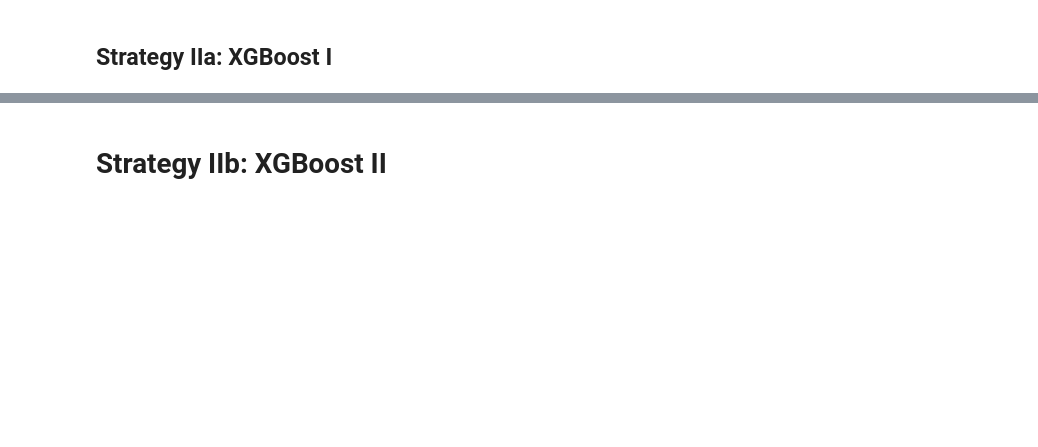
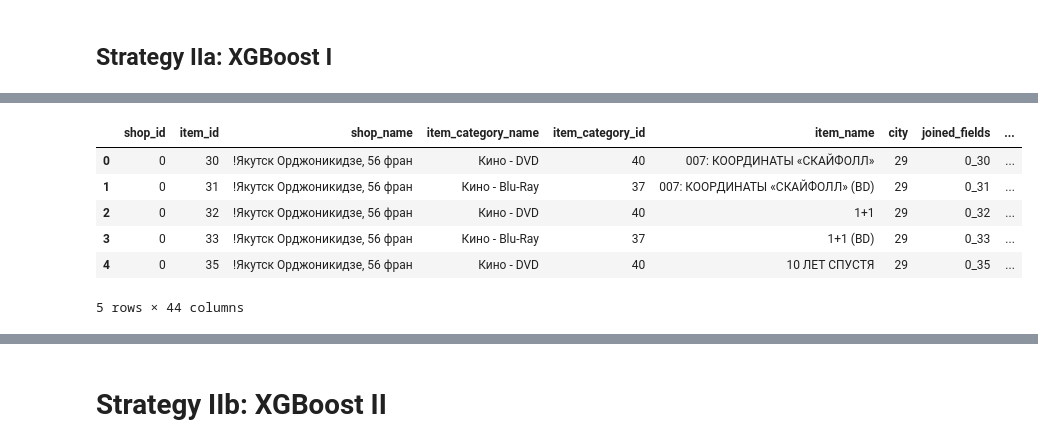
Before and after one commit to AlessandroBiagi/DataScienceProjects, a Jupyter notebook: Future_Sales/Predict_Future_Sales.ipynb, the cells around one changed output, grey strips where cells are left out. Cells and saved outputs as stored; diff of their text form; code cells hidden in the pictures; blank space fills up the shorter version.

```diff
--- a/Future_Sales/Predict_Future_Sales.ipynb
+++ b/Future_Sales/Predict_Future_Sales.ipynb
@@ -568,4 +599,6 @@ df_no_zero['sold'] = np.where(df_no_zero['item_cnt_day']>= 1,1,0)
 always_sold = df_no_zero[['joined_fields', 'sold']].groupby(["joined_fields"], as_index=False). agg({"sold" :sum })
 always_sold = always_sold[always_sold['sold'] >= 34]
 # %%
+always_sold.name = 'always_sold'
+df_merged.name = 'df_merged'
 plotting_random_grid(30, always_sold, df_merged, 'joined_fields', 'date_block_num', 'item_cnt_day', 34)
@@ -689,13 +777,20 @@ city_numeric = le.transform(df_pivot['city'])
-# %%
-df_pivot['city'] = city_numeric
 # %%
+df_pivot = numeric_encoding(df_pivot, 'city')
 df_pivot = df_pivot.drop(['shop_name', 'item_category_name', 'item_name', 'item_price'], axis=1)
-cols_to_exclude = ['item_cnt_day', 'date_block_num']
 # %%
 df_pivot_2 = df_pivot.copy()
-df_pivot_2 = df_pivot_2.pivot_table(values='item_cnt_day', index=[x for x in df_pivot.columns if x not in cols_to_exclude], columns='date_block_num').reset_index()
+col_names = columns_list_except(df_pivot_2, ['item_cnt_day', 'date_block_num'])
+df_pivot_2 = df_pivot_2.pivot_table(values='item_cnt_day', index=col_names, columns='date_block_num').reset_index()
 df_pivot_2 = df_pivot_2.rename_axis(None, axis=1)
 df_pivot_2.head()
+# %% [output]
+|  | shop_id | item_id | shop_name | item_category_name | item_category_id | item_name | city | joined_fields | ... |
+| 0 | 0 | 30 | !Якутск Орджоникидзе, 56 фран | Кино - DVD | 40 | 007: КООРДИНАТЫ «СКАЙФОЛЛ» | 29 | 0_30 | ... |
+| 1 | 0 | 31 | !Якутск Орджоникидзе, 56 фран | Кино - Blu-Ray | 37 | 007: КООРДИНАТЫ «СКАЙФОЛЛ» (BD) | 29 | 0_31 | ... |
+| 2 | 0 | 32 | !Якутск Орджоникидзе, 56 фран | Кино - DVD | 40 | 1+1 | 29 | 0_32 | ... |
+| 3 | 0 | 33 | !Якутск Орджоникидзе, 56 фран | Кино - Blu-Ray | 37 | 1+1 (BD) | 29 | 0_33 | ... |
+| 4 | 0 | 35 | !Якутск Орджоникидзе, 56 фран | Кино - DVD | 40 | 10 ЛЕТ СПУСТЯ | 29 | 0_35 | ... |
+5 rows × 44 columns
 # %%
 df_xgb = df_pivot_2.copy()
 # %%
```
Also changed, not shown: parts of 147 cells of this notebook, 4 other files.
